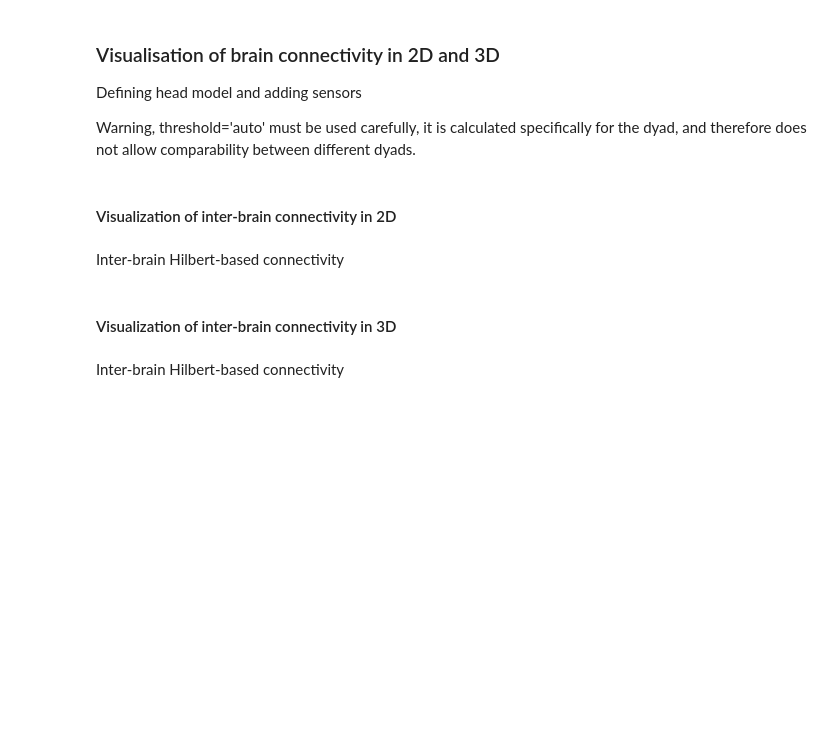
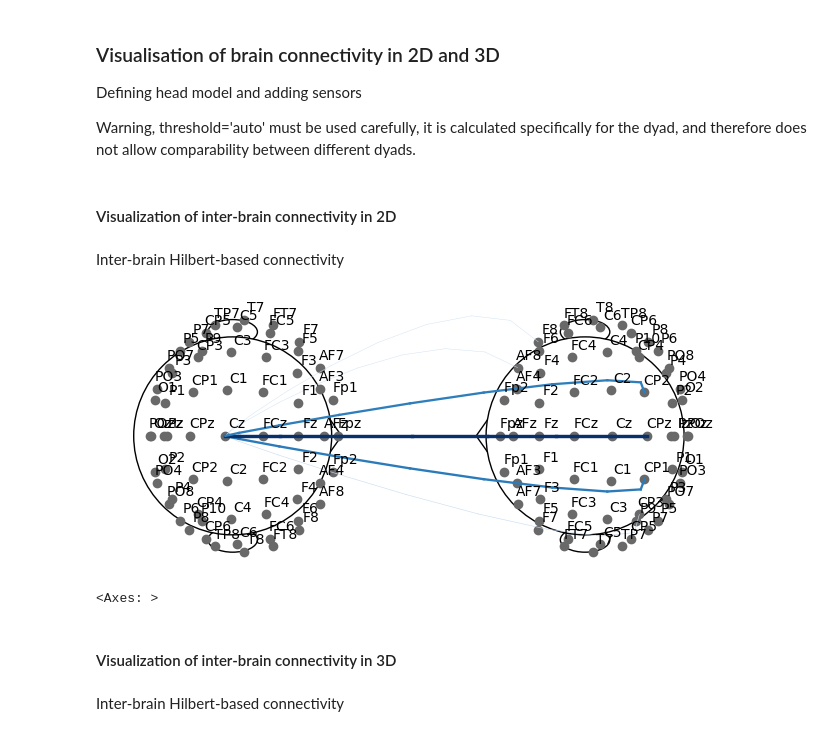
Before and after one commit to JoaquimStr/HyPyPCookBook, a Jupyter notebook: getting_started_merged.ipynb, the cells around one changed output. Drawn from its saved outputs; the diff is of its cells as text; code cells hidden in the pictures; blank space fills up the shorter version.

```diff
--- a/getting_started_merged.ipynb
+++ b/getting_started_merged.ipynb
@@ -83,0 +293,3 @@ from mne_icalabel import label_components
+# %%
+raw_a.set_eeg_reference("average")
+raw_b.set_eeg_reference("average")
@@ -83,0 +320,10 @@ from mne_icalabel import label_components
+# %%
+epochs_a = mne.make_fixed_length_epochs(raw_a, duration=2.0, overlap=0.0, preload=True, verbose=False)
+epochs_b = mne.make_fixed_length_epochs(raw_b, duration=2.0, overlap=0.0, preload=True, verbose=False)
+
+print(epochs_a)
+print(epochs_a.get_data().shape)  # (n_epochs, n_channels, n_times_epoch)
+
+epochs = {}
+epochs[1] = epochs_a
+epochs[2] = epochs_b
@@ -171,7 +568,0 @@ Since our example dataset was not initially dedicated to hyperscanning, we need
-# %%
-# Equalize the number of epochs between participants
-mne.epochs.equalize_epoch_counts([epo1, epo2])
-
-# Define sampling frequency from the first participant's data
-sampling_rate = epo1.info['sfreq']
-print('Sampling rate:', sampling_rate)
@@ -308,5 +569,5 @@ After cleaning, we separate the preprocessed epochs for each participant for fur
 # %%
 # Assign cleaned epochs to individual participant variables
-preproc_S1 = cleaned_epochs_AR[0]
-preproc_S2 = cleaned_epochs_AR[1]
+preproc_S1 = epochs_clean_final[1]
+preproc_S2 = epochs_clean_final[2]
 print('Preprocessed epochs for both participants are ready.')
@@ -570,7 +867,10 @@ Warning, threshold='auto' must be used carefully, it is calculated specifically
 # %% [markdown]
 Inter-brain Hilbert-based connectivity
 # %%
-viz.viz_2D_topomap_inter(epo1, epo2, C, threshold='auto', steps=10, lab=True)
+viz.viz_2D_topomap_inter(epochs_a, epochs_b, C, threshold='auto', steps=10, lab=True)
+# %% [output]
+[figure, added]
+<Axes: >
 # %% [markdown]
 #### Visualization of inter-brain connectivity in 3D
 # %% [markdown]
```
Also changed, not shown: parts of 67 cells of this notebook, 3 other files.
